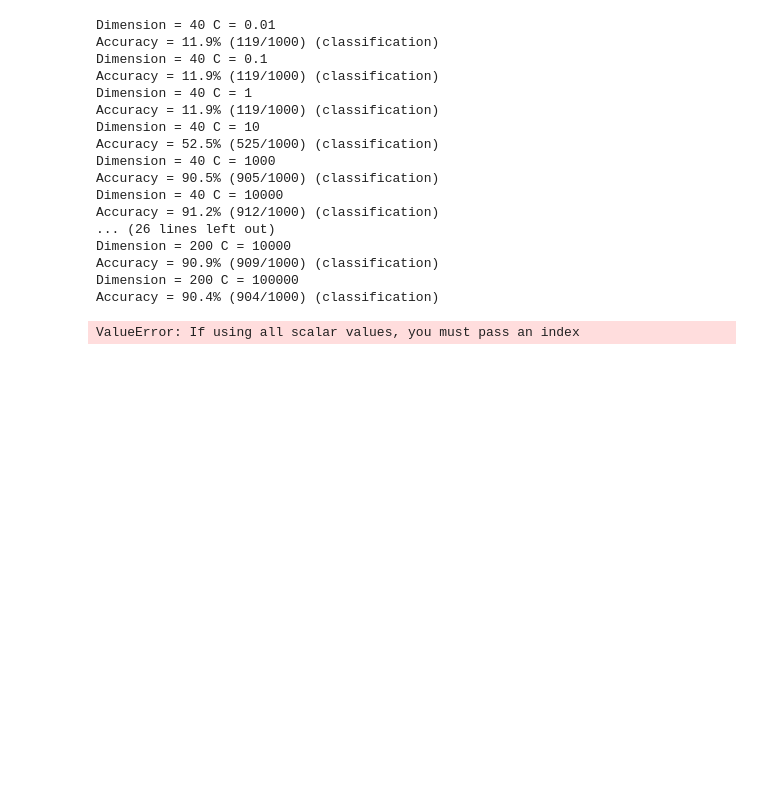
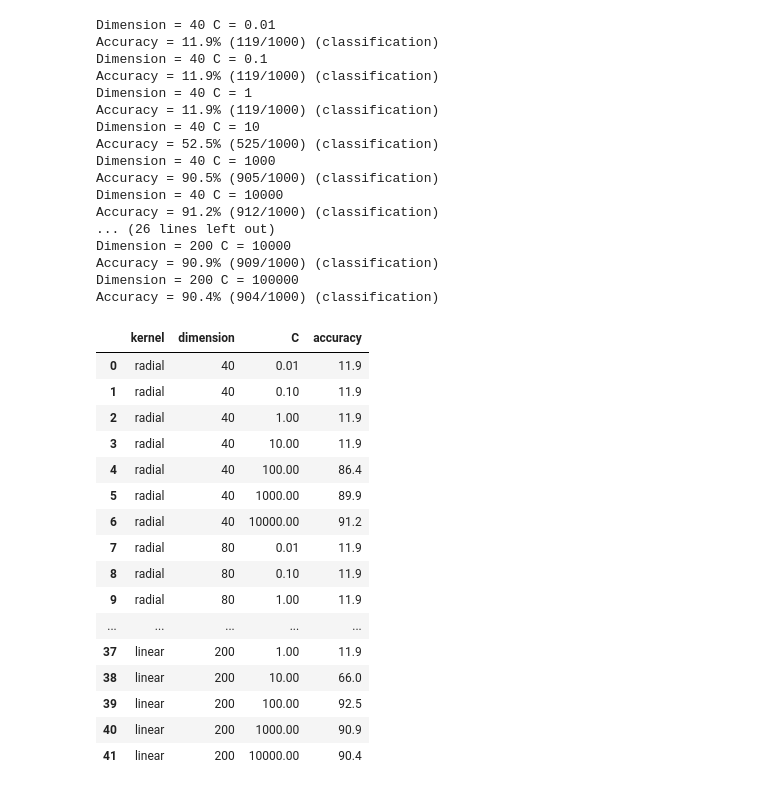
Before and after one commit to zxybazh/PRML-Assignment, a Jupyter notebook: assignment4/src/mnist.ipynb, the cells around one changed output. Drawn from its saved outputs; the diff is of its cells as text; code cells hidden in the pictures; blank space fills up the shorter version.

```diff
--- a/assignment4/src/mnist.ipynb
+++ b/assignment4/src/mnist.ipynb
@@ -418,11 +418,29 @@ import pandas as pd
 # %%
-dd = {}
+cur = []
 for kernel in ["radial", "linear"]:
     for dimension in [40, 80, 200]:
         for C in [0.01, 0.1, 1, 10, 100, 1000, 10000]:
-            dd["kernel: " + kernel + " dimension: " + str(dimension) + " C: " + str(C)] = temp[0]
+            cur.append([kernel, dimension, C, temp[0]])
             temp = temp[1:]
 # %%
-df3 = DataFrame(np.random.randn(10, 5),  columns=['kernel', 'dimension', 'C', 'A'])
+df = pd.DataFrame(cur,  columns=['kernel', 'dimension', 'C', 'accuracy'])
-# %% [output]
-ValueError: If using all scalar values, you must pass an index
+# %%
+df
+# %% [output]
+|  | kernel | dimension | C | accuracy |
+| 0 | radial | 40 | 0.01 | 11.9 |
+| 1 | radial | 40 | 0.10 | 11.9 |
+| 2 | radial | 40 | 1.00 | 11.9 |
+| 3 | radial | 40 | 10.00 | 11.9 |
+| 4 | radial | 40 | 100.00 | 86.4 |
+| 5 | radial | 40 | 1000.00 | 89.9 |
+| 6 | radial | 40 | 10000.00 | 91.2 |
+| 7 | radial | 80 | 0.01 | 11.9 |
+| 8 | radial | 80 | 0.10 | 11.9 |
+| 9 | radial | 80 | 1.00 | 11.9 |
+| ... | ... | ... | ... | ... |
+| 37 | linear | 200 | 1.00 | 11.9 |
+| 38 | linear | 200 | 10.00 | 66.0 |
+| 39 | linear | 200 | 100.00 | 92.5 |
+| 40 | linear | 200 | 1000.00 | 90.9 |
+| 41 | linear | 200 | 10000.00 | 90.4 |
```
Also changed, not shown: parts of 2 cells of this notebook.
